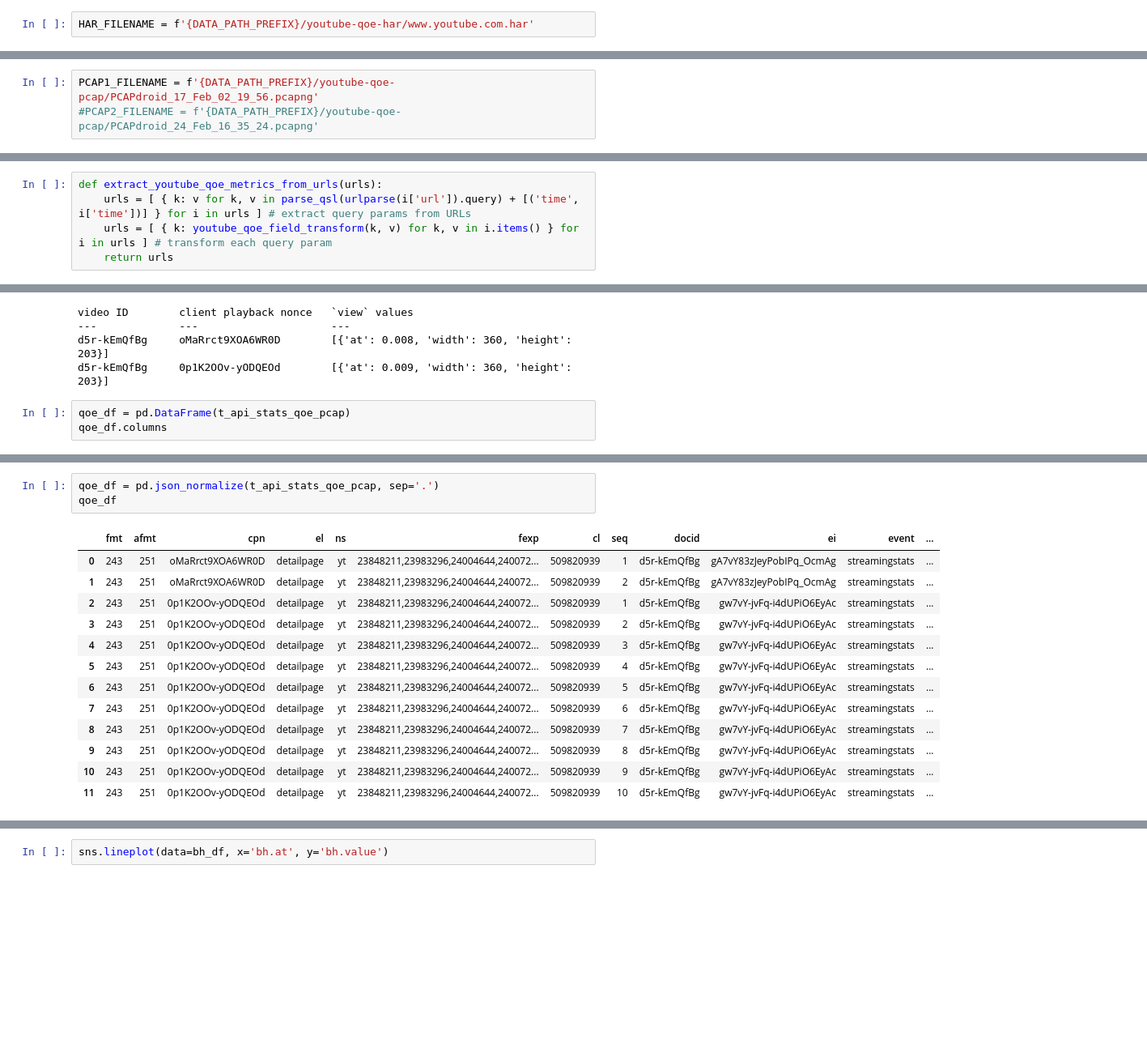
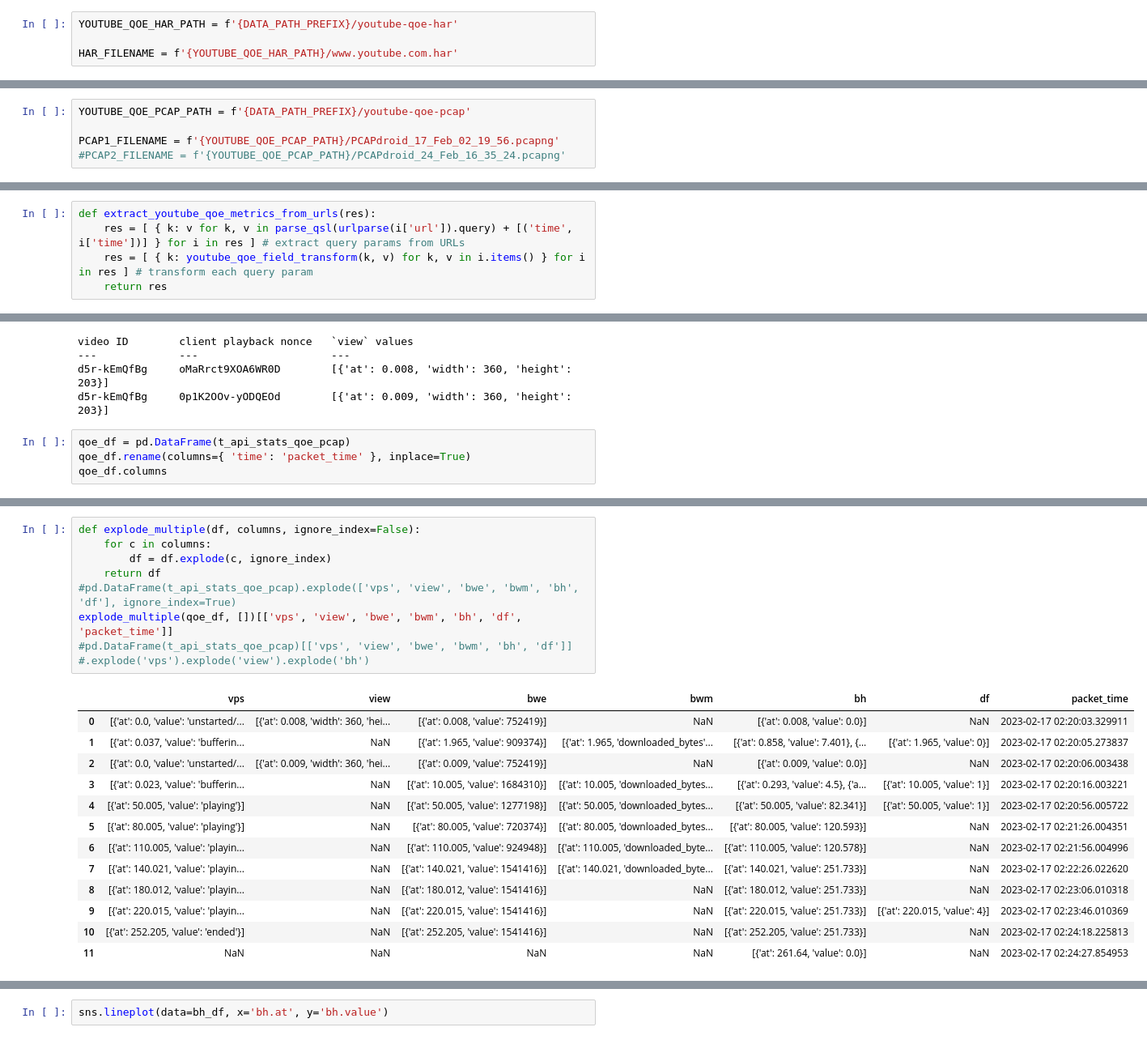
Before and after one commit to intrig-unicamp/hackathon5G, a Jupyter notebook: datasets/youtube-qoe.ipynb, the cells around one changed output, grey strips where cells are left out. Shown at 81% size. Cells and saved outputs as stored; diff of their text form; blank space fills up the shorter version.

```diff
--- a/datasets/youtube-qoe.ipynb
+++ b/datasets/youtube-qoe.ipynb
@@ -77,7 +78,9 @@ O formato HAR é baseado em JSON, dessa forma, podemos fazer a manipulação usa
 # %%
 import json
 # %%
-HAR_FILENAME = f'{DATA_PATH_PREFIX}/youtube-qoe-har/www.youtube.com.har'
+YOUTUBE_QOE_HAR_PATH = f'{DATA_PATH_PREFIX}/youtube-qoe-har'
+
+HAR_FILENAME = f'{YOUTUBE_QOE_HAR_PATH}/www.youtube.com.har'
 # %%
 with open(HAR_FILENAME, 'r') as f:
     har = json.load(f)
@@ -110,8 +113,10 @@ import pyshark
 import nest_asyncio
 nest_asyncio.apply()
 # %%
-PCAP1_FILENAME = f'{DATA_PATH_PREFIX}/youtube-qoe-pcap/PCAPdroid_17_Feb_02_19_56.pcapng'
-#PCAP2_FILENAME = f'{DATA_PATH_PREFIX}/youtube-qoe-pcap/PCAPdroid_24_Feb_16_35_24.pcapng'
+YOUTUBE_QOE_PCAP_PATH = f'{DATA_PATH_PREFIX}/youtube-qoe-pcap'
+
+PCAP1_FILENAME = f'{YOUTUBE_QOE_PCAP_PATH}/PCAPdroid_17_Feb_02_19_56.pcapng'
+#PCAP2_FILENAME = f'{YOUTUBE_QOE_PCAP_PATH}/PCAPdroid_24_Feb_16_35_24.pcapng'
 # %%
 def open_youtube_qoe_pcap(pcap_filename):
     return pyshark.FileCapture(input_file=pcap_filename, display_filter='http2.header.value contains "api/stats/qoe"')
@@ -263,10 +268,10 @@ url_query_params_dict_transform
   {'at': 140.004, 'value': 'playing'}],
  'df': [{'at': 140.004, 'value': 1}]}
 # %%
-def extract_youtube_qoe_metrics_from_urls(urls):
-    urls = [ { k: v for k, v in parse_qsl(urlparse(i['url']).query) + [('time', i['time'])] } for i in urls ] # extract query params from URLs
-    urls = [ { k: youtube_qoe_field_transform(k, v) for k, v in i.items() } for i in urls ] # transform each query param
-    return urls
+def extract_youtube_qoe_metrics_from_urls(res):
+    res = [ { k: v for k, v in parse_qsl(urlparse(i['url']).query) + [('time', i['time'])] } for i in res ] # extract query params from URLs
+    res = [ { k: youtube_qoe_field_transform(k, v) for k, v in i.items() } for i in res ] # transform each query param
+    return res
 # %%
 t_api_stats_qoe_pcap = extract_youtube_qoe_metrics_from_urls(api_stats_qoe_pcap)
 len(t_api_stats_qoe_pcap)
@@ -336,6 +341,7 @@ d5r-kEmQfBg     oMaRrct9XOA6WR0D        [{'at': 0.008, 'width': 360, 'height': 2
 d5r-kEmQfBg     0p1K2OOv-yODQEOd        [{'at': 0.009, 'width': 360, 'height': 203}]
 # %%
 qoe_df = pd.DataFrame(t_api_stats_qoe_pcap)
+qoe_df.rename(columns={ 'time': 'packet_time' }, inplace=True)
 qoe_df.columns
 # %% [output]
 Index(['fmt', 'afmt', 'cpn', 'el', 'ns', 'fexp', 'cl', 'seq', 'docid', 'ei',
@@ -346,18 +352,24 @@ Index(['fmt', 'afmt', 'cpn', 'el', 'ns', 'fexp', 'cl', 'seq', 'docid', 'ei',
       dtype='object')
-# %%
-qoe_df = pd.json_normalize(t_api_stats_qoe_pcap, sep='.')
-qoe_df
-# %% [output]
-|  | fmt | afmt | cpn | el | ns | fexp | cl | seq | docid | ei | event | ... |
-| 0 | 243 | 251 | oMaRrct9XOA6WR0D | detailpage | yt | 23848211,23983296,24004644,240072... | 509820939 | 1 | d5r-kEmQfBg | gA7vY83zJeyPobIPq_OcmAg | streamingstats | ... |
-| 1 | 243 | 251 | oMaRrct9XOA6WR0D | detailpage | yt | 23848211,23983296,24004644,240072... | 509820939 | 2 | d5r-kEmQfBg | gA7vY83zJeyPobIPq_OcmAg | streamingstats | ... |
-| 2 | 243 | 251 | 0p1K2OOv-yODQEOd | detailpage | yt | 23848211,23983296,24004644,240072... | 509820939 | 1 | d5r-kEmQfBg | gw7vY-jvFq-i4dUPiO6EyAc | streamingstats | ... |
-| 3 | 243 | 251 | 0p1K2OOv-yODQEOd | detailpage | yt | 23848211,23983296,24004644,240072... | 509820939 | 2 | d5r-kEmQfBg | gw7vY-jvFq-i4dUPiO6EyAc | streamingstats | ... |
-| 4 | 243 | 251 | 0p1K2OOv-yODQEOd | detailpage | yt | 23848211,23983296,24004644,240072... | 509820939 | 3 | d5r-kEmQfBg | gw7vY-jvFq-i4dUPiO6EyAc | streamingstats | ... |
-| 5 | 243 | 251 | 0p1K2OOv-yODQEOd | detailpage | yt | 23848211,23983296,24004644,240072... | 509820939 | 4 | d5r-kEmQfBg | gw7vY-jvFq-i4dUPiO6EyAc | streamingstats | ... |
-| 6 | 243 | 251 | 0p1K2OOv-yODQEOd | detailpage | yt | 23848211,23983296,24004644,240072... | 509820939 | 5 | d5r-kEmQfBg | gw7vY-jvFq-i4dUPiO6EyAc | streamingstats | ... |
-| 7 | 243 | 251 | 0p1K2OOv-yODQEOd | detailpage | yt | 23848211,23983296,24004644,240072... | 509820939 | 6 | d5r-kEmQfBg | gw7vY-jvFq-i4dUPiO6EyAc | streamingstats | ... |
-| 8 | 243 | 251 | 0p1K2OOv-yODQEOd | detailpage | yt | 23848211,23983296,24004644,240072... | 509820939 | 7 | d5r-kEmQfBg | gw7vY-jvFq-i4dUPiO6EyAc | streamingstats | ... |
-| 9 | 243 | 251 | 0p1K2OOv-yODQEOd | detailpage | yt | 23848211,23983296,24004644,240072... | 509820939 | 8 | d5r-kEmQfBg | gw7vY-jvFq-i4dUPiO6EyAc | streamingstats | ... |
-| 10 | 243 | 251 | 0p1K2OOv-yODQEOd | detailpage | yt | 23848211,23983296,24004644,240072... | 509820939 | 9 | d5r-kEmQfBg | gw7vY-jvFq-i4dUPiO6EyAc | streamingstats | ... |
-| 11 | 243 | 251 | 0p1K2OOv-yODQEOd | detailpage | yt | 23848211,23983296,24004644,240072... | 509820939 | 10 | d5r-kEmQfBg | gw7vY-jvFq-i4dUPiO6EyAc | streamingstats | ... |
+# %%
+def explode_multiple(df, columns, ignore_index=False):
+    for c in columns:
+        df = df.explode(c, ignore_index)
+    return df
+#pd.DataFrame(t_api_stats_qoe_pcap).explode(['vps', 'view', 'bwe', 'bwm', 'bh', 'df'], ignore_index=True)
+explode_multiple(qoe_df, [])[['vps', 'view', 'bwe', 'bwm', 'bh', 'df', 'packet_time']]
+#pd.DataFrame(t_api_stats_qoe_pcap)[['vps', 'view', 'bwe', 'bwm', 'bh', 'df']]
+#.explode('vps').explode('view').explode('bh')
+# %% [output]
+|  | vps | view | bwe | bwm | bh | df | packet_time |
+| 0 | [{'at': 0.0, 'value': 'unstarted/... | [{'at': 0.008, 'width': 360, 'hei... | [{'at': 0.008, 'value': 752419}] | NaN | [{'at': 0.008, 'value': 0.0}] | NaN | 2023-02-17 02:20:03.329911 |
+| 1 | [{'at': 0.037, 'value': 'bufferin... | NaN | [{'at': 1.965, 'value': 909374}] | [{'at': 1.965, 'downloaded_bytes'... | [{'at': 0.858, 'value': 7.401}, {... | [{'at': 1.965, 'value': 0}] | 2023-02-17 02:20:05.273837 |
+| 2 | [{'at': 0.0, 'value': 'unstarted/... | [{'at': 0.009, 'width': 360, 'hei... | [{'at': 0.009, 'value': 752419}] | NaN | [{'at': 0.009, 'value': 0.0}] | NaN | 2023-02-17 02:20:06.003438 |
+| 3 | [{'at': 0.023, 'value': 'bufferin... | NaN | [{'at': 10.005, 'value': 1684310}] | [{'at': 10.005, 'downloaded_bytes... | [{'at': 0.293, 'value': 4.5}, {'a... | [{'at': 10.005, 'value': 1}] | 2023-02-17 02:20:16.003221 |
+| 4 | [{'at': 50.005, 'value': 'playing'}] | NaN | [{'at': 50.005, 'value': 1277198}] | [{'at': 50.005, 'downloaded_bytes... | [{'at': 50.005, 'value': 82.341}] | [{'at': 50.005, 'value': 1}] | 2023-02-17 02:20:56.005722 |
+| 5 | [{'at': 80.005, 'value': 'playing'}] | NaN | [{'at': 80.005, 'value': 720374}] | [{'at': 80.005, 'downloaded_bytes... | [{'at': 80.005, 'value': 120.593}] | NaN | 2023-02-17 02:21:26.004351 |
+| 6 | [{'at': 110.005, 'value': 'playin... | NaN | [{'at': 110.005, 'value': 924948}] | [{'at': 110.005, 'downloaded_byte... | [{'at': 110.005, 'value': 120.578}] | NaN | 2023-02-17 02:21:56.004996 |
+| 7 | [{'at': 140.021, 'value': 'playin... | NaN | [{'at': 140.021, 'value': 1541416}] | [{'at': 140.021, 'downloaded_byte... | [{'at': 140.021, 'value': 251.733}] | NaN | 2023-02-17 02:22:26.022620 |
+| 8 | [{'at': 180.012, 'value': 'playin... | NaN | [{'at': 180.012, 'value': 1541416}] | NaN | [{'at': 180.012, 'value': 251.733}] | NaN | 2023-02-17 02:23:06.010318 |
+| 9 | [{'at': 220.015, 'value': 'playin... | NaN | [{'at': 220.015, 'value': 1541416}] | NaN | [{'at': 220.015, 'value': 251.733}] | [{'at': 220.015, 'value': 4}] | 2023-02-17 02:23:46.010369 |
+| 10 | [{'at': 252.205, 'value': 'ended'}] | NaN | [{'at': 252.205, 'value': 1541416}] | NaN | [{'at': 252.205, 'value': 251.733}] | NaN | 2023-02-17 02:24:18.225813 |
+| 11 | NaN | NaN | NaN | NaN | [{'at': 261.64, 'value': 0.0}] | NaN | 2023-02-17 02:24:27.854953 |
```
Also changed, not shown: parts of 3 cells of this notebook, 6 other files.
